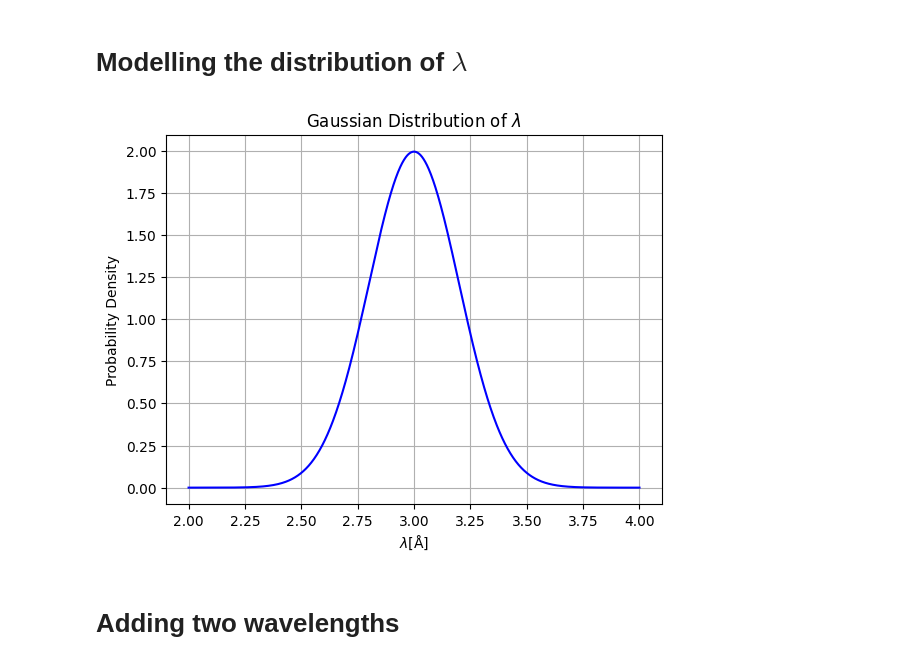
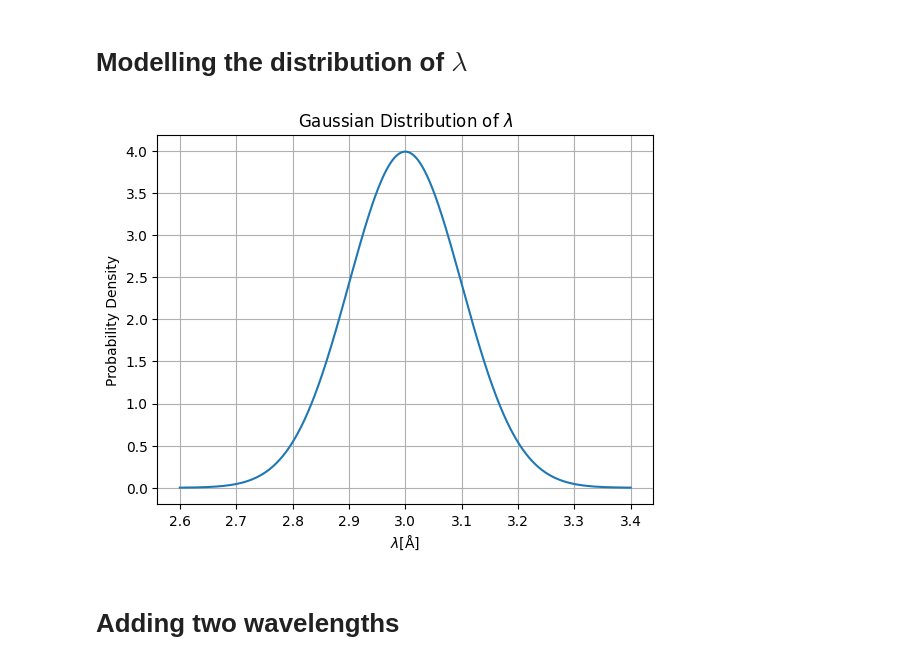
Before and after one commit to McStasMcXtrace/semsans, a Jupyter notebook: sesans-framework-numerical.ipynb, the cells around one changed output. Saved outputs shown, nothing was run; the diff lists cells and outputs as text; code cells hidden in the pictures.

```diff
--- a/sesans-framework-numerical.ipynb
+++ b/sesans-framework-numerical.ipynb
@@ -115,27 +115,27 @@ and $\lambda$ will in the best case be distributed in a sharp peak of finite wid
 # %%
 import numpy as np
 import matplotlib.pyplot as plt
 
 # Parameters
 mean_wavelength = 3.0  # Mean wavelength
-std_dev = 0.2  # Standard deviation
+std_dev = 0.1  # Standard deviation
 
 # Create wavelength values
-wavelengths = np.linspace(mean_wavelength - 5*std_dev, mean_wavelength + 5*std_dev, 1000)
+wavelengths = np.linspace(mean_wavelength - 4*std_dev, mean_wavelength + 4*std_dev, 1000)
 dlambda = wavelengths[1] - wavelengths[0]
 
 # Calculate Gaussian distribution
 gaussian = (1/(std_dev * np.sqrt(2 * np.pi))) * np.exp(-(wavelengths - mean_wavelength)**2 / (2 * std_dev**2))
 
 # Plot Gaussian distribution
-plt.plot(wavelengths, gaussian, color='blue')
+plt.plot(wavelengths, gaussian)
 plt.title(r'Gaussian Distribution of $\lambda$')
 plt.xlabel(r'$\lambda$[Å]')
 plt.ylabel('Probability Density')
 plt.grid(True)
 plt.show()
 # %% [output]
-[figure, old version]
+[figure, new version]
 # %% [markdown]
 # Adding two wavelengths
 # %%
```
Also changed, not shown: parts of 9 cells of this notebook.
